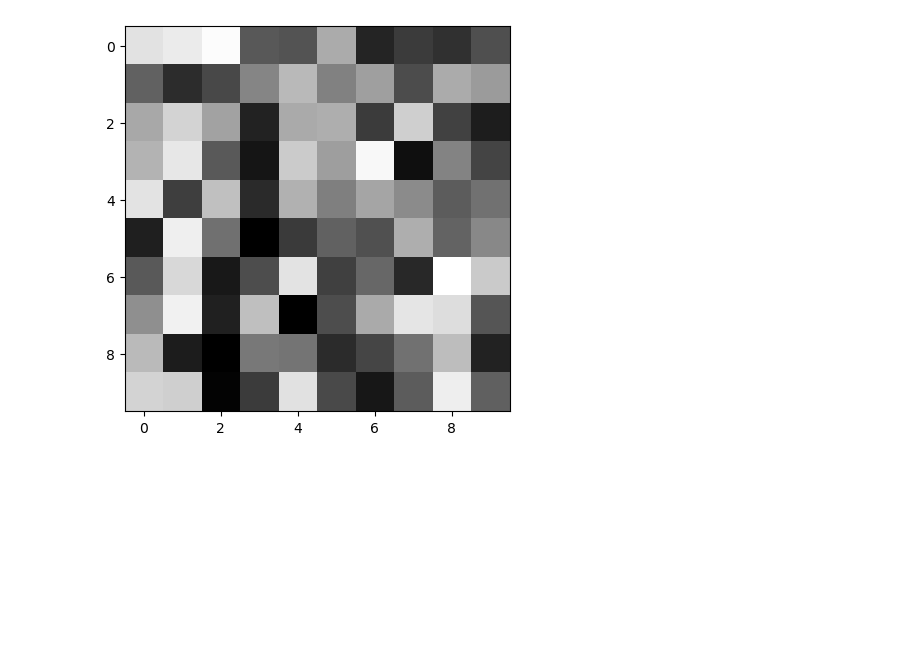
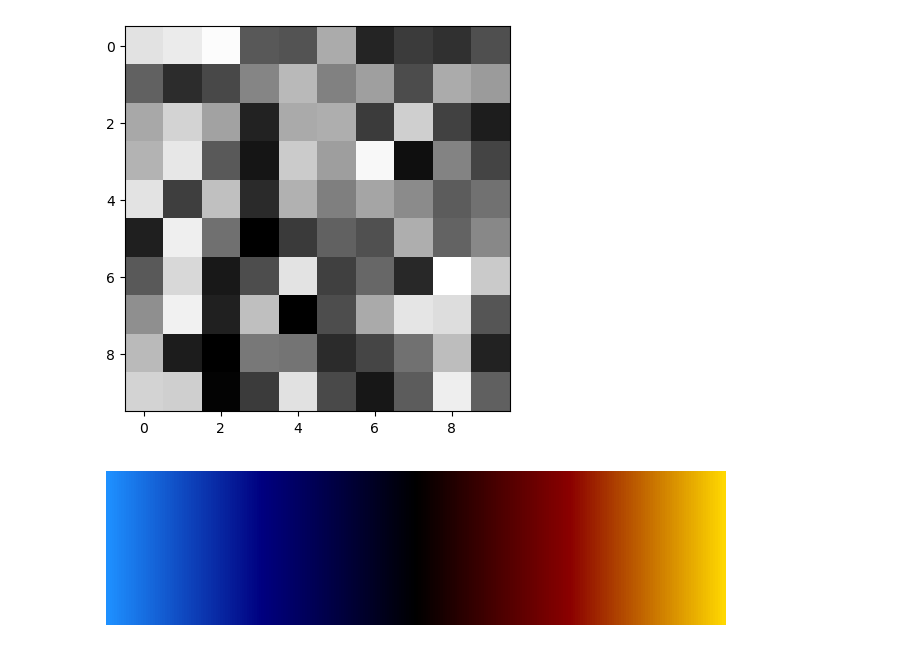
Before and after one commit to KunlinSong/wide-field_calcium_imaging_analysis, a Jupyter notebook: test.ipynb, the cells around one changed output. Drawn from its saved outputs; the diff is of its cells as text; code cells hidden in the pictures; blank space fills up the shorter version.

```diff
--- a/test.ipynb
+++ b/test.ipynb
@@ -237,3 +237,21 @@ fig.canvas.mpl_connect("resize_event", onresize)
 plt.show()
 # %% [output]
 [figure]
+# %%
+from matplotlib.colors import ListedColormap, LinearSegmentedColormap
+import matplotlib.pyplot as plt
+import numpy as np
+
+cmap = LinearSegmentedColormap.from_list("", ["dodgerblue", "navy", "black", "darkred", "gold"],)
+
+gradient = np.linspace(0, 1, 256)
+gradient = np.vstack((gradient, gradient))
+
+# 展示colormap
+fig, ax = plt.subplots(figsize=(8, 2))
+ax.imshow(gradient, aspect='auto', cmap=cmap)
+ax.set_axis_off()
+
+plt.show()
+# %% [output]
+[figure, added]
```
Also changed, not shown: parts of 7 cells of this notebook, 4 other files.
